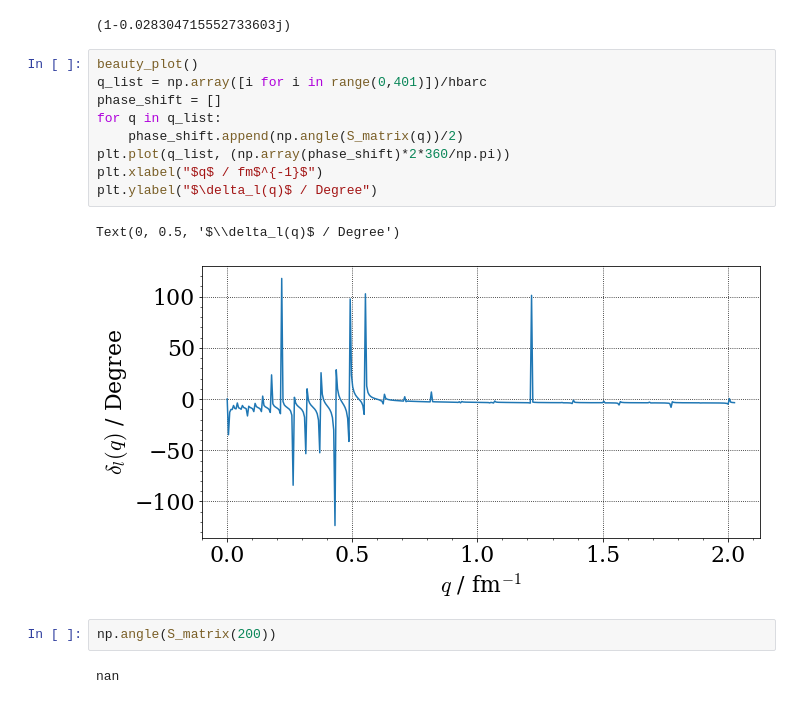
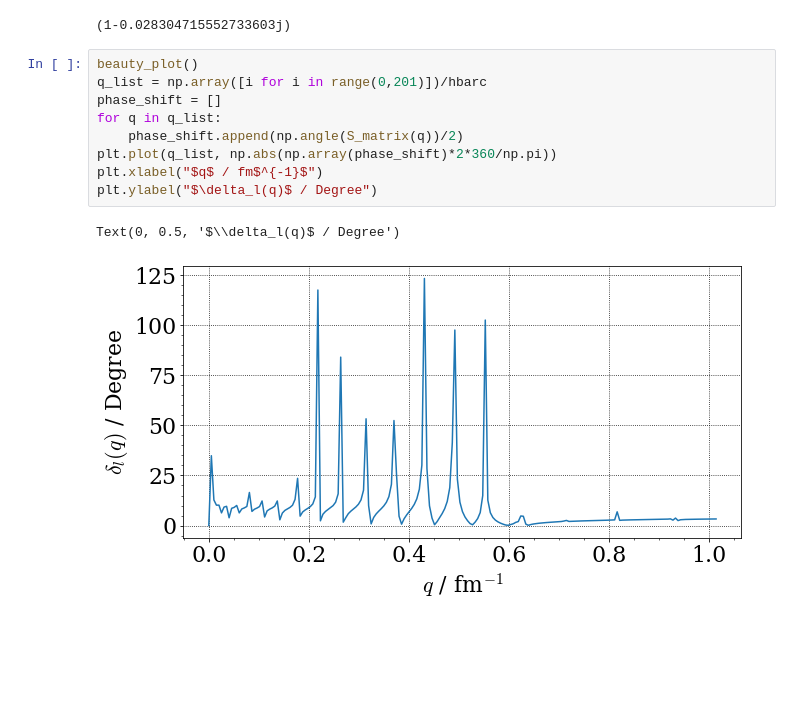
Before and after one commit to dschuechter/physics760_schuechter_krause, a Jupyter notebook: Exercise07/exercise_07.ipynb, the cells around one changed output. Drawn from its saved outputs; the diff is of its cells as text; blank space fills up the shorter version.

```diff
--- a/Exercise07/exercise_07.ipynb
+++ b/Exercise07/exercise_07.ipynb
@@ -76,17 +76,13 @@ S_matrix(1)
 (1-0.028304715552733603j)
 # %%
 beauty_plot()
-q_list = np.array([i for i in range(0,401)])/hbarc
+q_list = np.array([i for i in range(0,201)])/hbarc
 phase_shift = []
 for q in q_list:
     phase_shift.append(np.angle(S_matrix(q))/2)
-plt.plot(q_list, (np.array(phase_shift)*2*360/np.pi))
+plt.plot(q_list, np.abs(np.array(phase_shift)*2*360/np.pi))
 plt.xlabel("$q$ / fm$^{-1}$")
 plt.ylabel("$\delta_l(q)$ / Degree")
 # %% [output]
 Text(0, 0.5, '$\\delta_l(q)$ / Degree')
-[figure, old version]
+[figure, new version]
-# %%
-np.angle(S_matrix(200))
-# %% [output]
-nan
```
